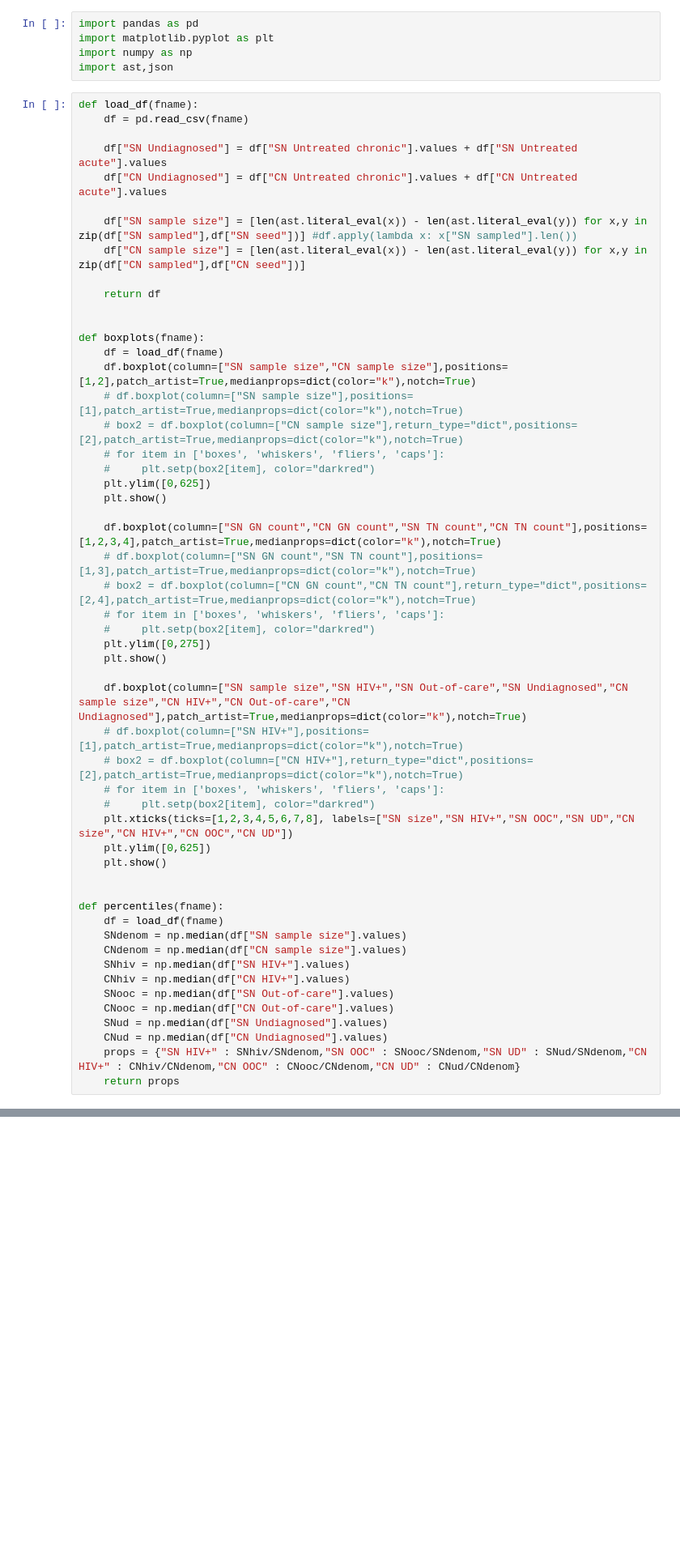
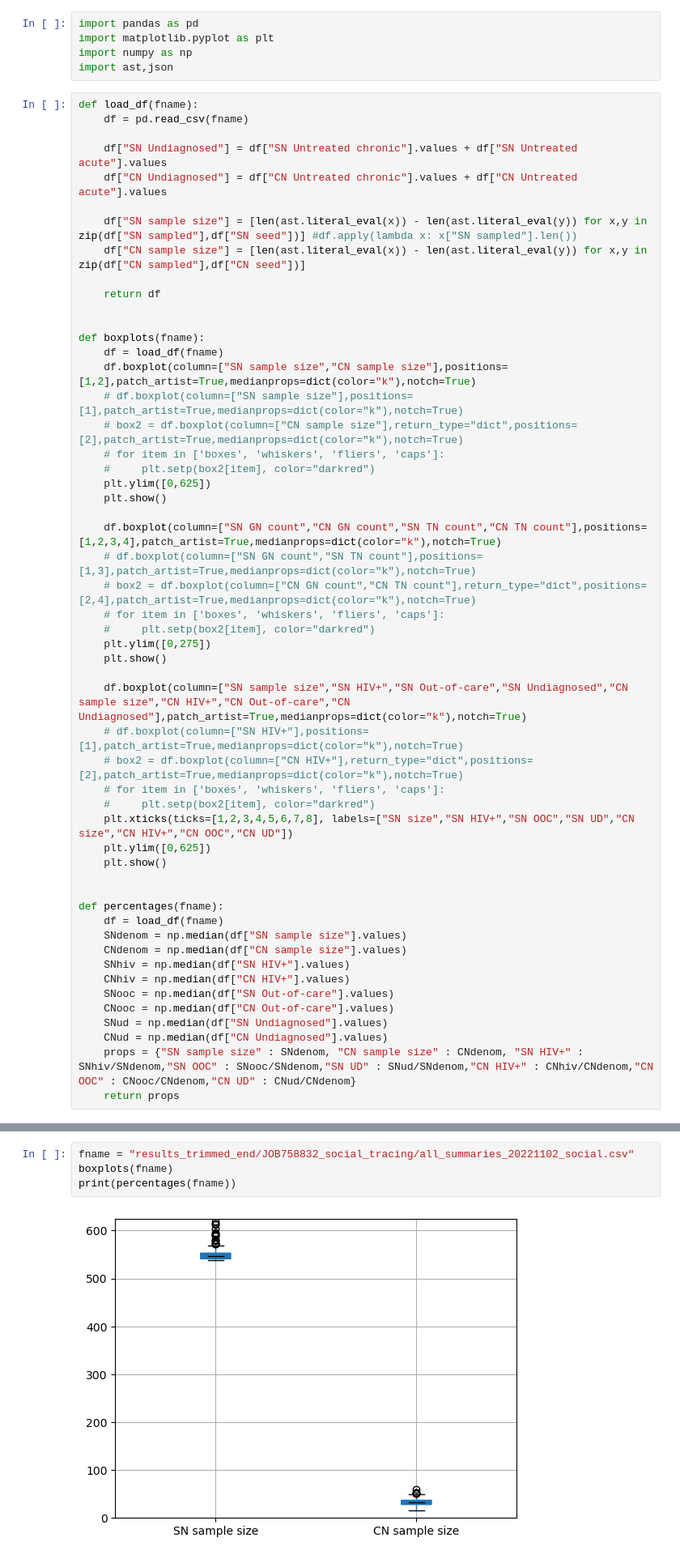
Before and after one commit to breecummins/social_sampling_in_epidemics, a Jupyter notebook: simulations/study_params_20220929/visualize_results.ipynb, the cells around one changed output, grey strips where cells are left out. Shown at 81% size. Drawn from its saved outputs; the diff is of its cells as text; blank space fills up the shorter version.

```diff
--- a/simulations/study_params_20220929/visualize_results.ipynb
+++ b/simulations/study_params_20220929/visualize_results.ipynb
@@ -44,7 +44,7 @@ def boxplots(fname):
     plt.show()
 
 
-def percentiles(fname):
+def percentages(fname):
     df = load_df(fname)
     SNdenom = np.median(df["SN sample size"].values)
     CNdenom = np.median(df["CN sample size"].values)
@@ -54,7 +54,7 @@ def percentiles(fname):
     CNooc = np.median(df["CN Out-of-care"].values)
     SNud = np.median(df["SN Undiagnosed"].values)
     CNud = np.median(df["CN Undiagnosed"].values)
-    props = {"SN HIV+" : SNhiv/SNdenom,"SN OOC" : SNooc/SNdenom,"SN UD" : SNud/SNdenom,"CN HIV+" : CNhiv/CNdenom,"CN OOC" : CNooc/CNdenom,"CN UD" : CNud/CNdenom}
+    props = {"SN sample size" : SNdenom, "CN sample size" : CNdenom, "SN HIV+" : SNhiv/SNdenom,"SN OOC" : SNooc/SNdenom,"SN UD" : SNud/SNdenom,"CN HIV+" : CNhiv/CNdenom,"CN OOC" : CNooc/CNdenom,"CN UD" : CNud/CNdenom}
     return props
 # %%
 fname = "results_trimmed_end/JOB758832/all_summaries_20221031.csv"
@@ -85,0 +86,6 @@ print(percentiles(fname))
+# %%
+fname = "results_trimmed_end/JOB758832_social_tracing/all_summaries_20221102_social.csv"
+boxplots(fname)
+print(percentages(fname))
+# %% [output]
+[figure, added]
```
Also changed, not shown: parts of 4 cells of this notebook, 2 other files.
